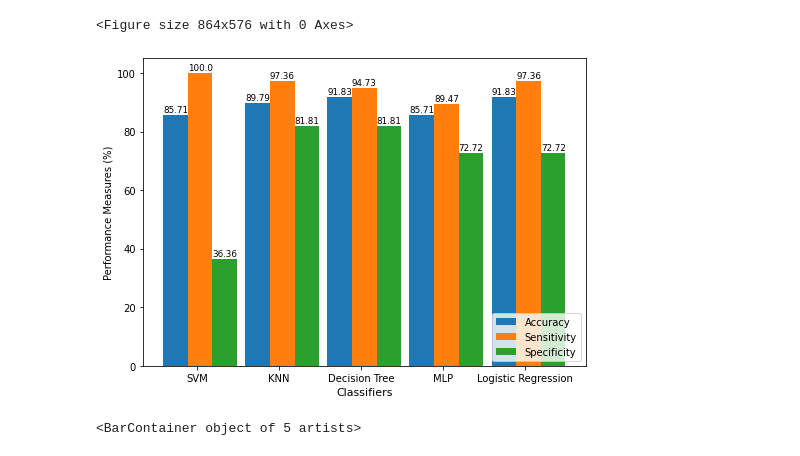
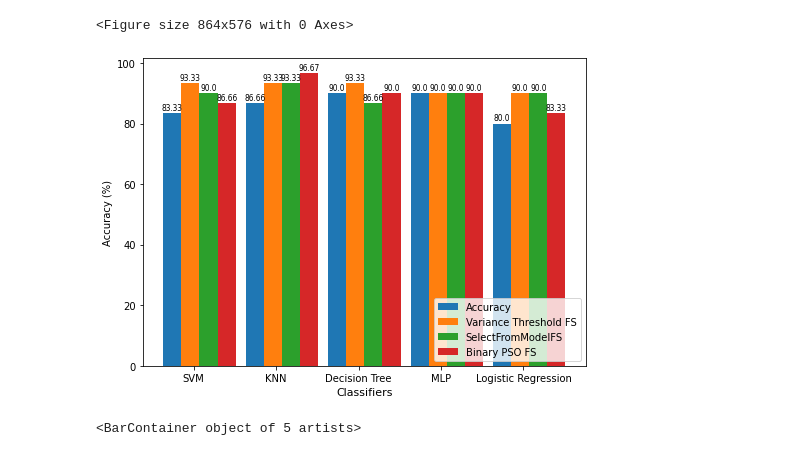
Before and after one commit to Anjalizi/BTP, a Jupyter notebook: Classifiers/Graphs.ipynb, the cells around one changed output. Drawn from its saved outputs; the diff is of its cells as text; code cells hidden in the pictures.

```diff
--- a/Classifiers/Graphs.ipynb
+++ b/Classifiers/Graphs.ipynb
@@ -68,49 +68,56 @@ import matplotlib.pyplot as plt
 import numpy as np
 
 labels = ['SVM', 'KNN', 'Decision Tree', 'MLP', 'Logistic Regression']
-acc = [85.71,89.79,91.83,85.71,91.83]
-# vt = [93.87,93.87,93.87,44.89,91.83]
-# sfm = [91.83,91.83,83.67,83.67,91.83]
-# bpso = [83.67,91.83,91.83,93.87,89.79]
-sens = [100,97.36,94.73,89.47,97.36]
-spec = [36.36,81.81,81.81,72.72,72.72]
+acc = [83.33, 86.66, 90, 90, 80]
+vt = [93.33, 93.33, 93.33, 90, 90]
+
+sfm = [90, 93.33, 86.66, 90, 90]
+
+bpso = [86.66, 96.67, 90, 90, 83.33]
+# sens = [86.95, 86.95, 86.95, 91.30, 82.60]
+
+# spec = [71.42, 85.71, 100, 85.71, 71.42]
 
 x = np.arange(0, len(labels))  # the label locations
-width = 0.3 # the width of the bars
+width = 0.22 #he width of the bars
 
 # fig = plt.figure(figsize = (20, 25))
 fig, ax = plt.subplots(figsize=(7,5))
 rects1 = ax.bar(x, acc, width, label='Accuracy')
-rects2 = ax.bar(x+width, sens, width, label='Sensitivity')
-rects3 = ax.bar(x+(2*width), spec, width, label='Specificity')
+# rects2 = ax.bar(x+width, sens, width, label='Sensitivity')
+# rects3 = ax.bar(x+(2*width), spec, width, label='Specificity')
+rects2 = ax.bar(x+width, vt, width, label='Variance Threshold FS')
+rects3 = ax.bar(x+(2*width), sfm, width, label='SelectFromModelFS')
+rects4 = ax.bar(x+(3*width), bpso, width, label='Binary PSO FS')
 
 # Add some text for labels, title and custom x-axis tick labels, etc.
-ax.set_ylabel('Performance Measures (%)')
+ax.set_ylabel('Accuracy (%)')
 ax.set_xlabel('Classifiers',fontsize=11)
 ax.set_xticks(x+0.26)
 ax.set_xticklabels(labels)
 ax.legend(loc="lower right")
 
 def autolabel(rects):
     """Attach a text label above each bar in *rects*, displaying its height."""
     for rect in rects:
         height = rect.get_height()
         ax.annotate('{}'.format(height),
                     xy=(rect.get_x() + rect.get_width() / 2, height),
                     xytext=(0,1.),  # 3 points vertical offset
                     textcoords="offset points",
-                    ha='center', va='bottom', fontsize=8.8)
+                    ha='center', va='bottom', fontsize=7.5)
 
 
 autolabel(rects1)
 autolabel(rects2)
 autolabel(rects3)
+autolabel(rects4)
 
 fig.tight_layout()
 
 plt.show()
 # %% [output]
-[figure, old version]
+[figure, new version]
 # %%
 import numpy as np
 import matplotlib.pyplot as plt
```
Also changed, not shown: 37 other files.
